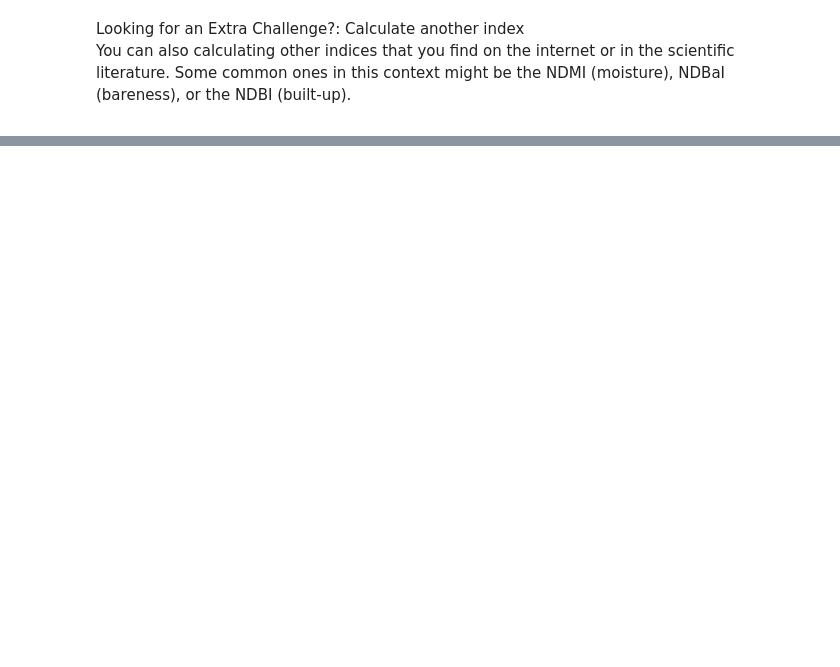
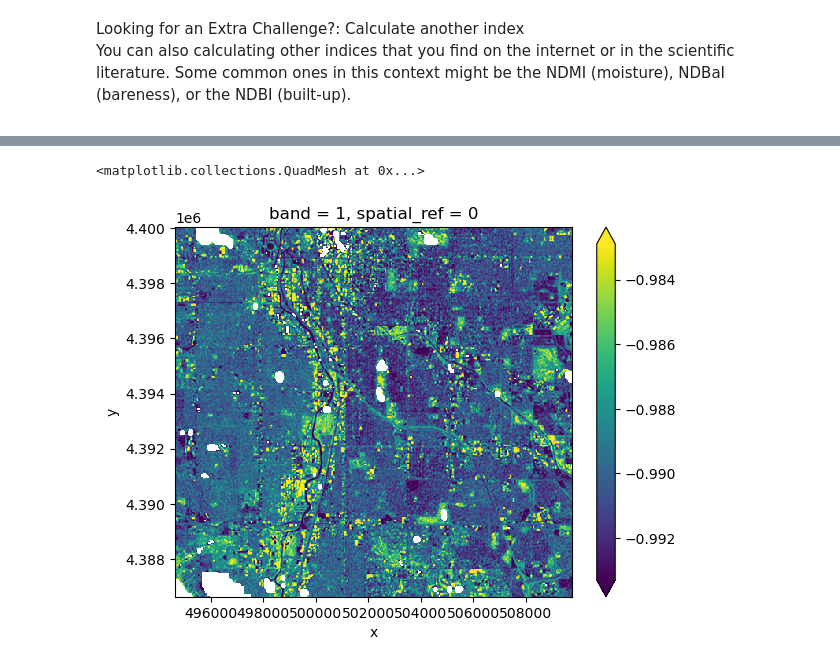
Before and after one commit to earthlab-education/fundamentals-04-redlining-tjstogoski, a Jupyter notebook: notebooks/redlining-33-spectral-indices.ipynb, the cells around one changed output, grey strips where cells are left out. Cells and saved outputs as stored; diff of their text form; code cells hidden in the pictures; blank space fills up the shorter version.

```diff
--- a/notebooks/redlining-33-spectral-indices.ipynb
+++ b/notebooks/redlining-33-spectral-indices.ipynb
@@ -60,0 +80,10 @@ be the NDMI (moisture), NDBaI (bareness), or the NDBI (built-up).</p></div></div
+# %%
+# Normalized Difference Bareness Index (Shortwave infrared and Thermal)
+ndbai_da = (
+    (band_dict['swir1'] - band_dict['thermal1'])
+    / (band_dict['swir1'] + band_dict['thermal1'])
+)
+ndbai_da.plot(robust=True)
+# %% [output]
+<matplotlib.collections.QuadMesh at 0x...>
+[figure, added]
```
Also changed, not shown: parts of 4 cells of this notebook.
